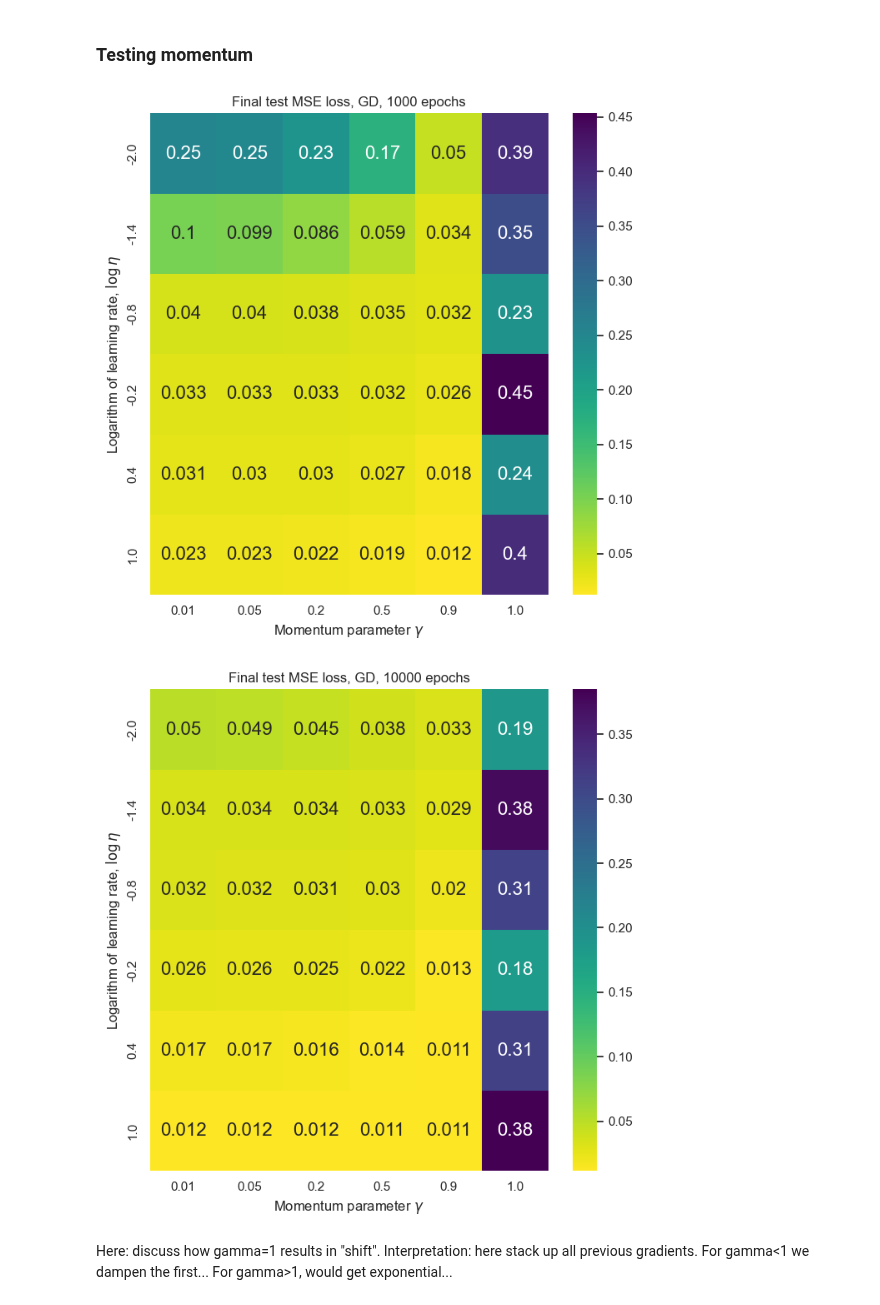
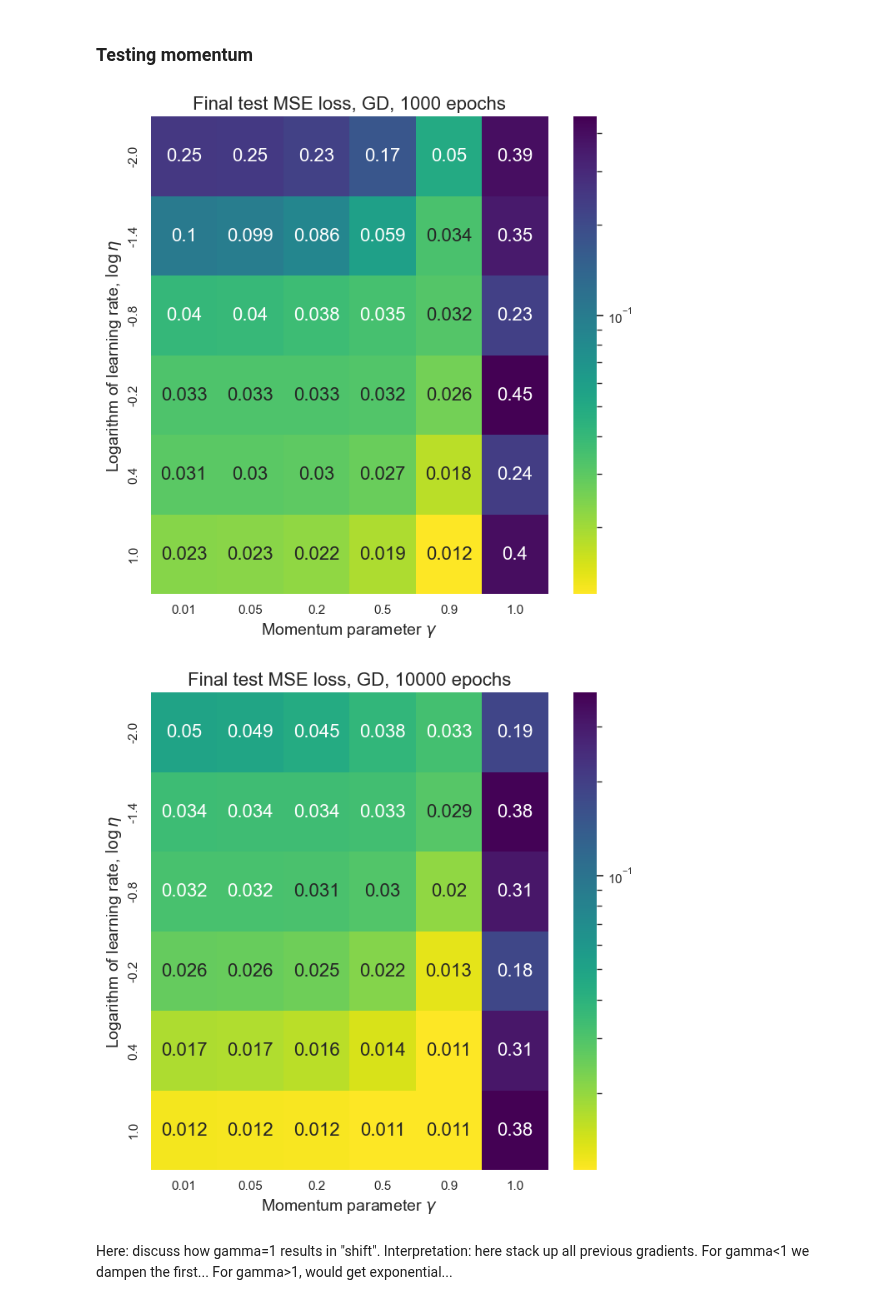
Before and after one commit to Trond01/Project2_FYS-STK4155, a Jupyter notebook: Runs/a.ipynb, the cells around one changed output. Cells and saved outputs as stored; diff of their text form; code cells hidden in the pictures.

```diff
--- a/Runs/a.ipynb
+++ b/Runs/a.ipynb
@@ -39,7 +39,9 @@ methods_dict_list = [{"name"   : "GD",       "method" : GD,           "color" :
 sns.set() # default from sns is pretties (:
 import matplotlib as mpl
 mpl.rcParams['font.size'] = 16
-mpl.rcParams['legend.fontsize'] = 10
+mpl.rcParams["axes.labelsize"] = 14
+mpl.rcParams["axes.titlesize"] = 16
+mpl.rcParams['legend.fontsize'] = 14
 mpl.rcParams['font.family'] = 'sans-serif'
 
 # Set filename start. Create the folder if gone
@@ -166,36 +168,36 @@ def lr_momentum_experiment(method, epochs=1000, savefig=False):
 
             # Append the final error from training
             results[i, j] = result_GD["test_loss_list"][-1]
 
     # Make plot
     fig, ax = plt.subplots(figsize = (7, 7))
-    sns.heatmap(results, annot=True, ax=ax, cmap="viridis_r")
+    sns.heatmap(results, annot=True, ax=ax, cmap="viridis_r", norm="log")
     ax.set_title(f"Final test MSE loss, {method_name}, {epochs} epochs")
 
     # Handle labels
     ax.set_xlabel("Momentum parameter $\gamma$")
     ax.set_ylabel("Logarithm of learning rate, $\log{\eta}$")
 
     ax.set_xticklabels(np.round(gamma_vals, 2))
     ax.set_yticklabels(np.round(np.log10(lr_vals), 2))
 
     # Save and show
     plt.tight_layout()
     if savefig:
         plt.savefig(filepath_location_default+f"__lr&momentum_eperiment__epochs={epochs}__method={method_name}.png")
     plt.show()
 
 lr_momentum_experiment(GD, savefig=True, epochs=1000)
 lr_momentum_experiment(GD, savefig=True, epochs=10000)
 # lr_momentum_experiment(SGD, savefig=True, epochs=100)
 # lr_momentum_experiment(SGD, savefig=True, epochs=1000)
 # lr_momentum_experiment(SGD_adagrad, savefig=True)
 # lr_momentum_experiment(SGD_RMS_prop, savefig=True)
 # lr_momentum_experiment(SGD_adam, savefig=True, epochs=10)
 # lr_momentum_experiment(SGD_adam, savefig=True, epochs=100)
 # %% [output]
-[figure, old version]
+[figure, new version]
-[figure, old version]
+[figure, new version]
 # %% [markdown]
 Here: discuss how gamma=1 results in "shift". Interpretation: here stack up all previous gradients. For gamma<1 we dampen the first... For gamma>1, would get exponential...
 # %% [markdown]
```
Also changed, not shown: parts of 5 cells of this notebook, 24 other files.
